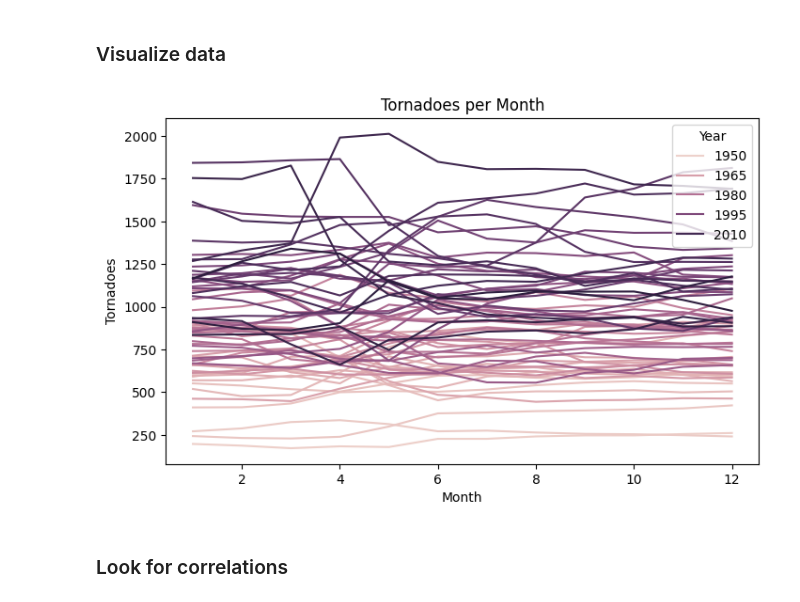
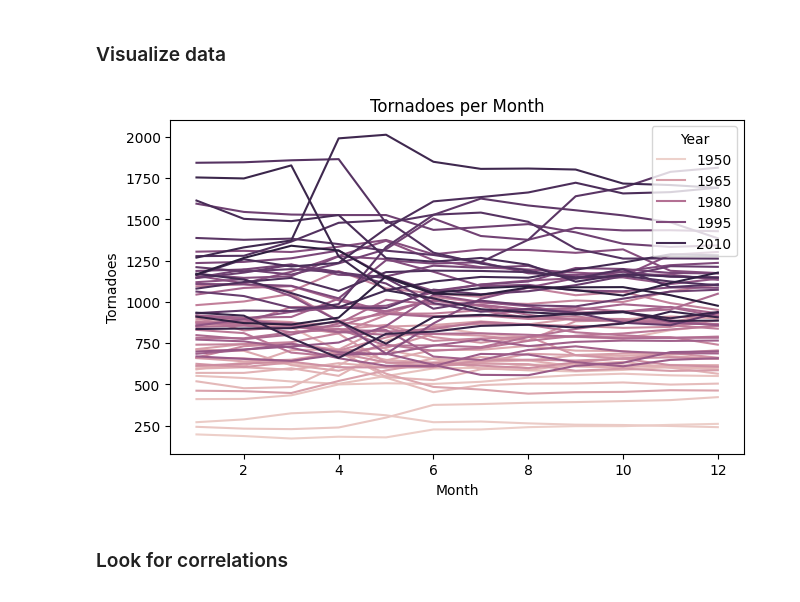
Before and after one commit to PopsicleMud/tornado-history, a Jupyter notebook: tornado-history.ipynb, the cells around one changed output. Cells and saved outputs as stored; diff of their text form; code cells hidden in the pictures.

Commit message:
loosen plot

```diff
--- a/tornado-history.ipynb
+++ b/tornado-history.ipynb
@@ -94,12 +94,12 @@ df.to_csv('temp_and_tornadoes.csv',index = False)
 ### Visualize data
 # %%
 sns.lineplot(data = df, x = 'Month', y = 'Tornadoes', hue = 'Year')
-plt.tight_layout()
+# plt.tight_layout()
 plt.title('Tornadoes per Month')
 plt.gcf().set_size_inches(7.4,4.34)
 plt.savefig('tornado_count_plot.png', dpi=150)
 # %% [output]
-[figure, old version]
+[figure, new version]
 # %% [markdown]
 ### Look for correlations
 # %%
```
Also changed, not shown: 1 other file.
